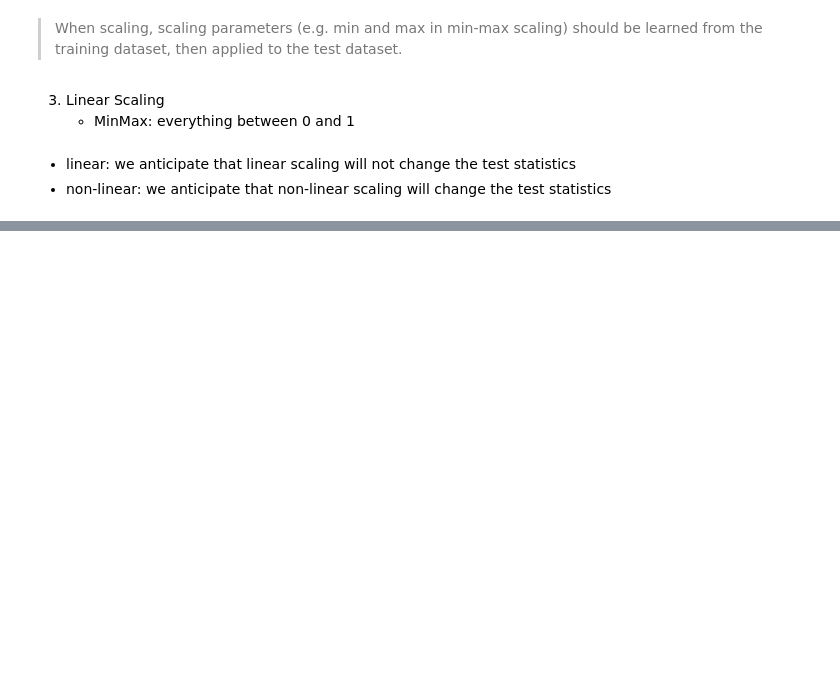
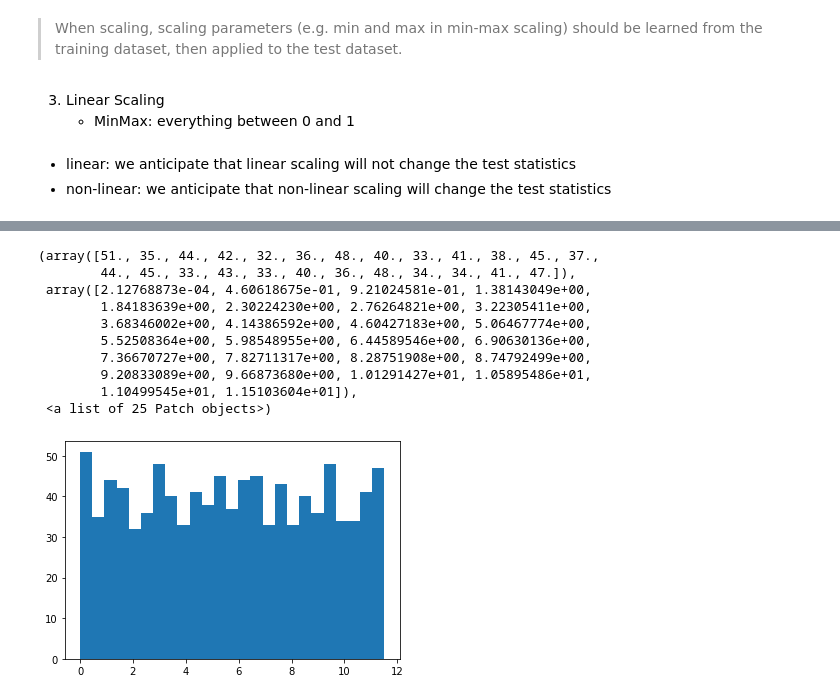
Before and after one commit to aleclhartman/ds-methodologies-exercises, a Jupyter notebook: regression/scaling-lesson.ipynb, the cells around one changed output, grey strips where cells are left out. Saved outputs shown, nothing was run; the diff lists cells and outputs as text; code cells hidden in the pictures; blank space fills up the shorter version.

```diff
--- a/regression/scaling-lesson.ipynb
+++ b/regression/scaling-lesson.ipynb
@@ -180,0 +199,14 @@ dtype: float64
+# %%
+plt.hist(np.log(x), bins=25)
+# %% [output]
+(array([51., 35., 44., 42., 32., 36., 48., 40., 33., 41., 38., 45., 37.,
+        44., 45., 33., 43., 33., 40., 36., 48., 34., 34., 41., 47.]),
+ array([2.12768873e-04, 4.60618675e-01, 9.21024581e-01, 1.38143049e+00,
+        1.84183639e+00, 2.30224230e+00, 2.76264821e+00, 3.22305411e+00,
+        3.68346002e+00, 4.14386592e+00, 4.60427183e+00, 5.06467774e+00,
+        5.52508364e+00, 5.98548955e+00, 6.44589546e+00, 6.90630136e+00,
+        7.36670727e+00, 7.82711317e+00, 8.28751908e+00, 8.74792499e+00,
+        9.20833089e+00, 9.66873680e+00, 1.01291427e+01, 1.05895486e+01,
+        1.10499545e+01, 1.15103604e+01]),
+ <a list of 25 Patch objects>)
+[figure, added]
```
Also changed, not shown: parts of 30 cells of this notebook.
